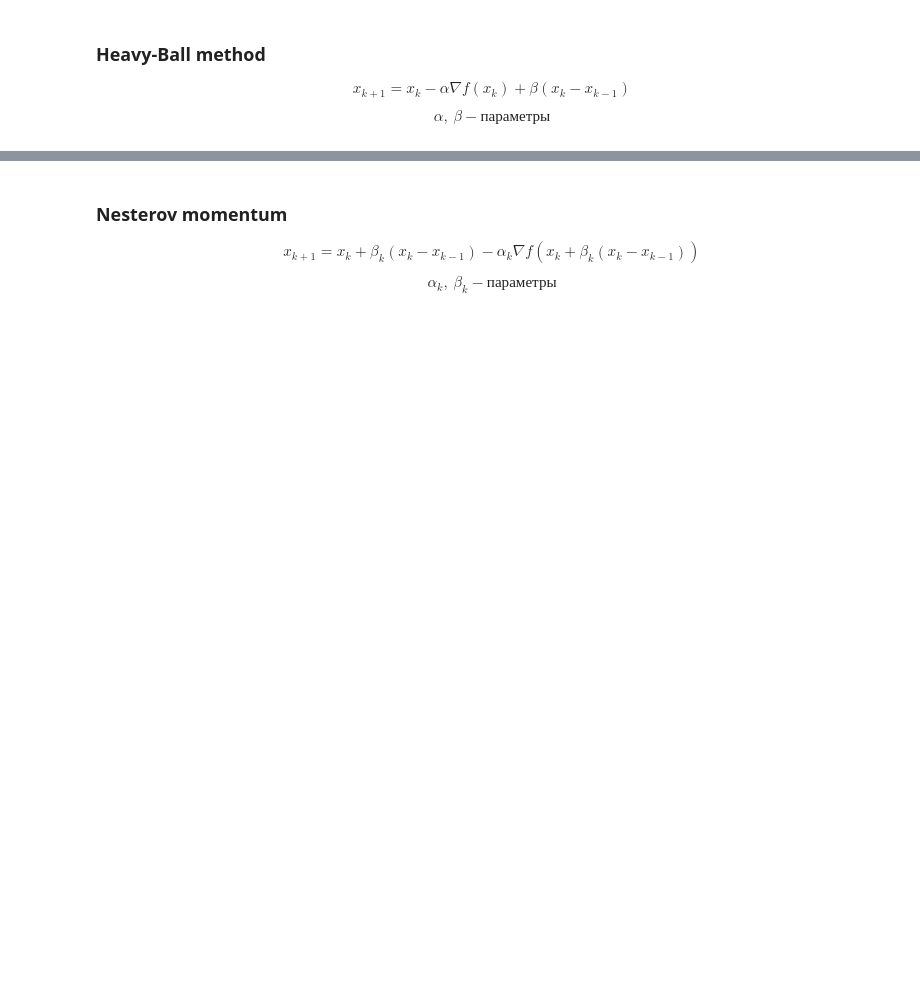
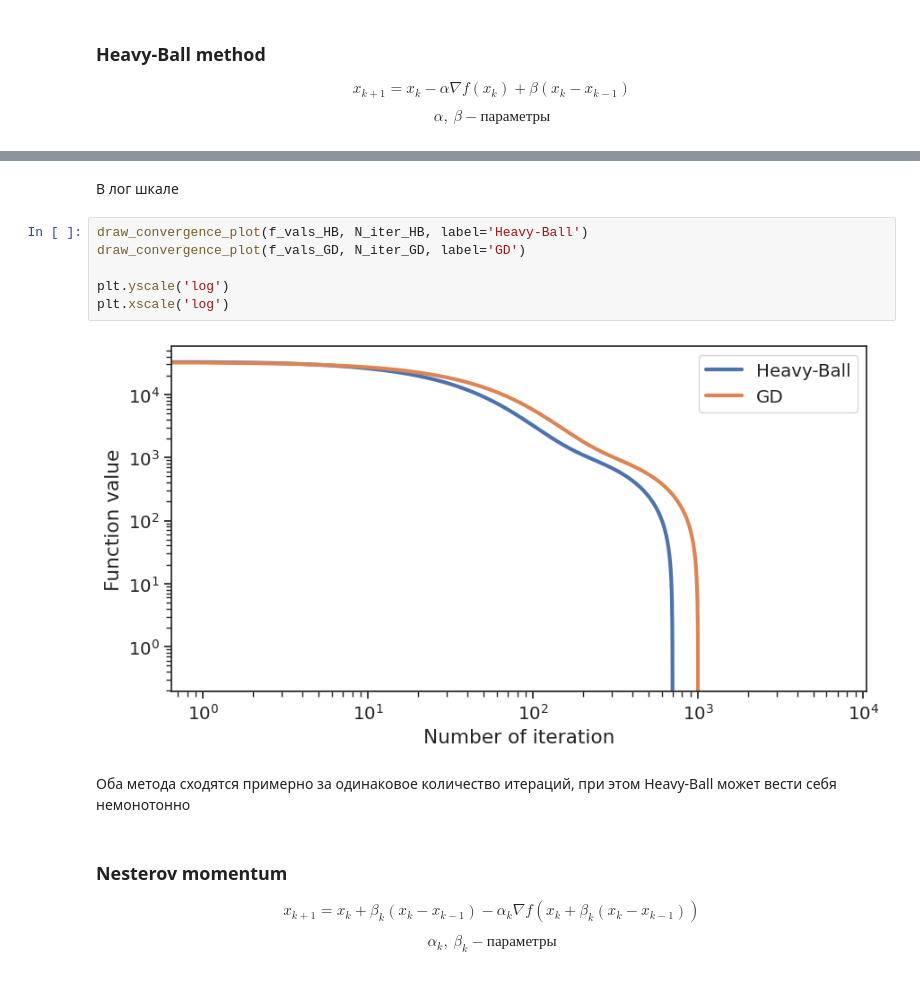
Before and after one commit to adusachev/Optimization-methods, a Jupyter notebook: opt_methods.ipynb, the cells around one changed output, grey strips where cells are left out. Saved outputs shown, nothing was run; the diff lists cells and outputs as text; blank space fills up the shorter version.

```diff
--- a/opt_methods.ipynb
+++ b/opt_methods.ipynb
@@ -648,3 +655,15 @@ draw_convergence_plot(f_vals, end_iteration)
+# %% [markdown]
+В лог шкале
+# %%
+draw_convergence_plot(f_vals_HB, N_iter_HB, label='Heavy-Ball')
+draw_convergence_plot(f_vals_GD, N_iter_GD, label='GD')
+
+plt.yscale('log')
+plt.xscale('log')
+# %% [output]
+[figure, added]
+# %% [markdown]
+Оба метода сходятся примерно за одинаковое количество итераций, при этом Heavy-Ball может вести себя немонотонно
 # %% [markdown]
 ### Nesterov momentum
 
```
Also changed, not shown: parts of 60 cells of this notebook.
